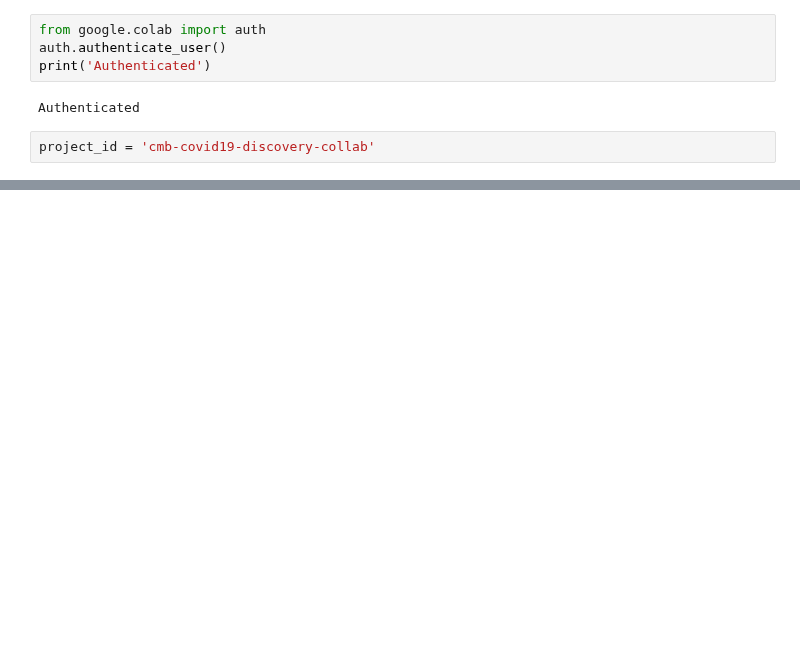
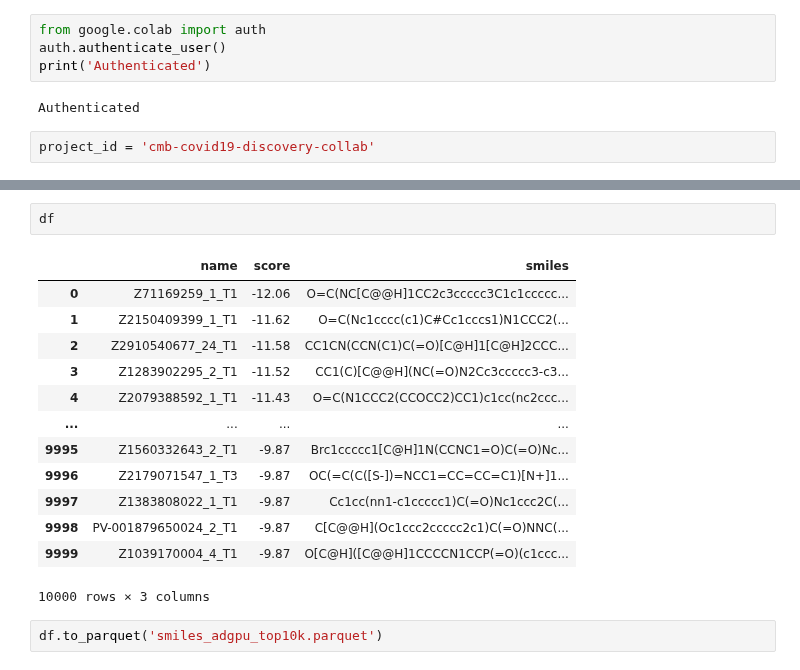
Before and after one commit to jglaser/gigadocking_notebooks, a Jupyter notebook: extract_top.ipynb, the cells around one changed output, grey strips where cells are left out. Cells and saved outputs as stored; diff of their text form; blank space fills up the shorter version.

```diff
--- a/extract_top.ipynb
+++ b/extract_top.ipynb
@@ -10,0 +23,18 @@ project_id = 'cmb-covid19-discovery-collab'
+# %%
+df
+# %% [output]
+|  | name | score | smiles |
+| 0 | Z71169259_1_T1 | -12.06 | O=C(NC[C@@H]1CC2c3ccccc3C1c1ccccc... |
+| 1 | Z2150409399_1_T1 | -11.62 | O=C(Nc1cccc(c1)C#Cc1cccs1)N1CCC2(... |
+| 2 | Z2910540677_24_T1 | -11.58 | CC1CN(CCN(C1)C(=O)[C@H]1[C@H]2CCC... |
+| 3 | Z1283902295_2_T1 | -11.52 | CC1(C)[C@@H](NC(=O)N2Cc3ccccc3-c3... |
+| 4 | Z2079388592_1_T1 | -11.43 | O=C(N1CCC2(CCOCC2)CC1)c1cc(nc2ccc... |
+| ... | ... | ... | ... |
+| 9995 | Z1560332643_2_T1 | -9.87 | Brc1ccccc1[C@H]1N(CCNC1=O)C(=O)Nc... |
+| 9996 | Z2179071547_1_T3 | -9.87 | OC(=C(C([S-])=NCC1=CC=CC=C1)[N+]1... |
+| 9997 | Z1383808022_1_T1 | -9.87 | Cc1cc(nn1-c1ccccc1)C(=O)Nc1ccc2C(... |
+| 9998 | PV-001879650024_2_T1 | -9.87 | C[C@@H](Oc1ccc2ccccc2c1)C(=O)NNC(... |
+| 9999 | Z1039170004_4_T1 | -9.87 | O[C@H]([C@@H]1CCCCN1CCP(=O)(c1ccc... |
+10000 rows × 3 columns
+# %%
+df.to_parquet('smiles_adgpu_top10k.parquet')
```
Also changed, not shown: parts of 3 cells of this notebook.
